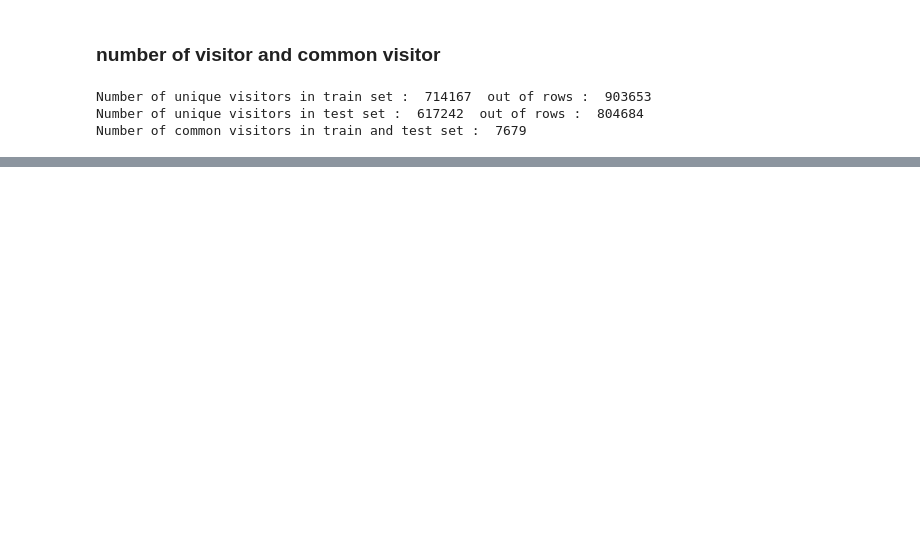
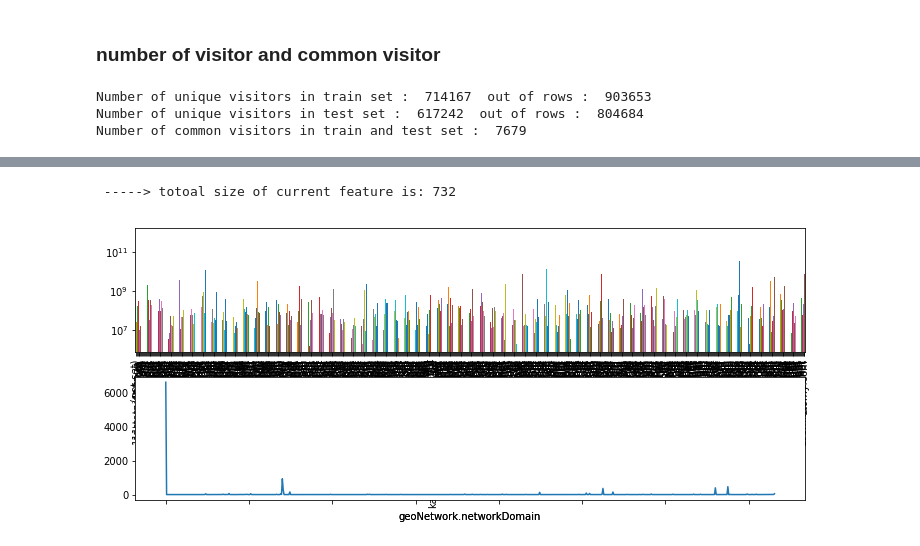
Before and after one commit to Leviyu/Kaggle_GCRevenuePrediction, a Jupyter notebook: test3.ipynb, the cells around one changed output, grey strips where cells are left out. Cells and saved outputs as stored; diff of their text form; code cells hidden in the pictures; blank space fills up the shorter version.

```diff
--- a/test3.ipynb
+++ b/test3.ipynb
@@ -776,0 +609,8 @@ train_df.columns
+# %%
+# geoNetwork.networkDomain
+# check_me('geoNetwork.networkDomain')
+
+check_me('geoNetwork.networkDomain')
+# %% [output]
+ -----> totoal size of current feature is: 732
+[figure, added]
```
Also changed, not shown: parts of 105 cells of this notebook, 15 other files.
